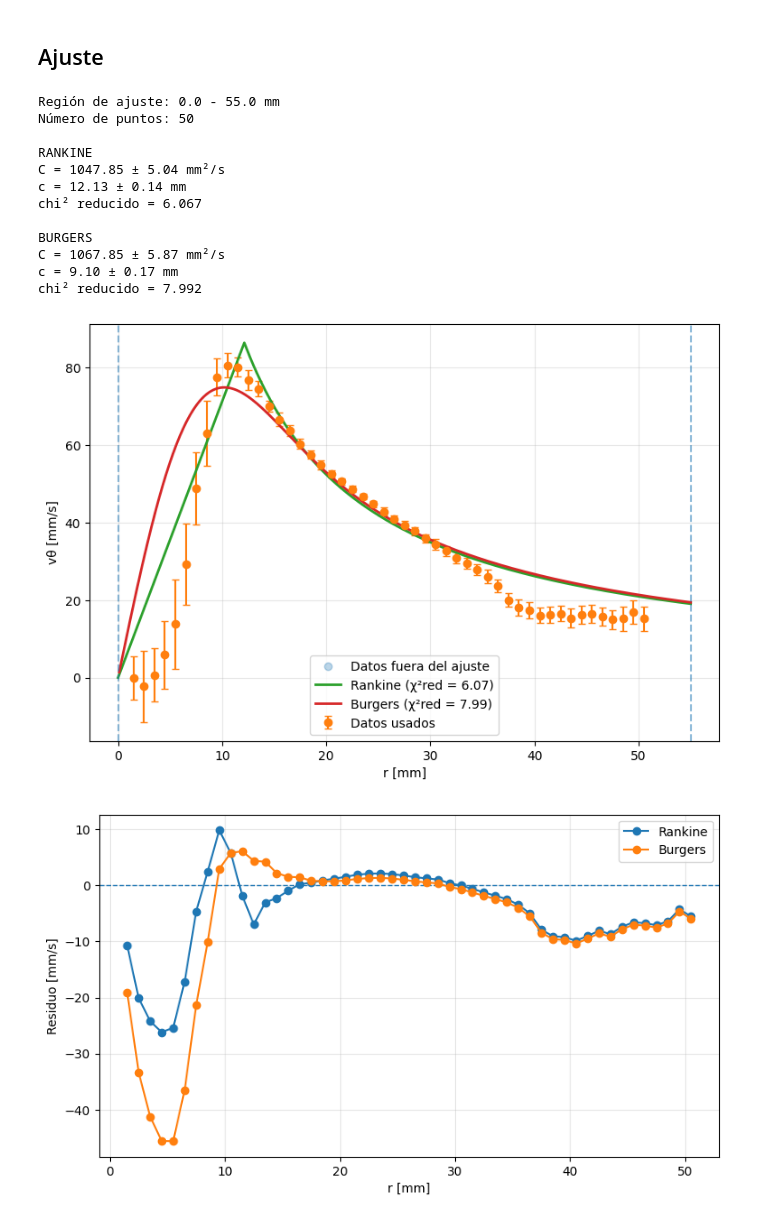
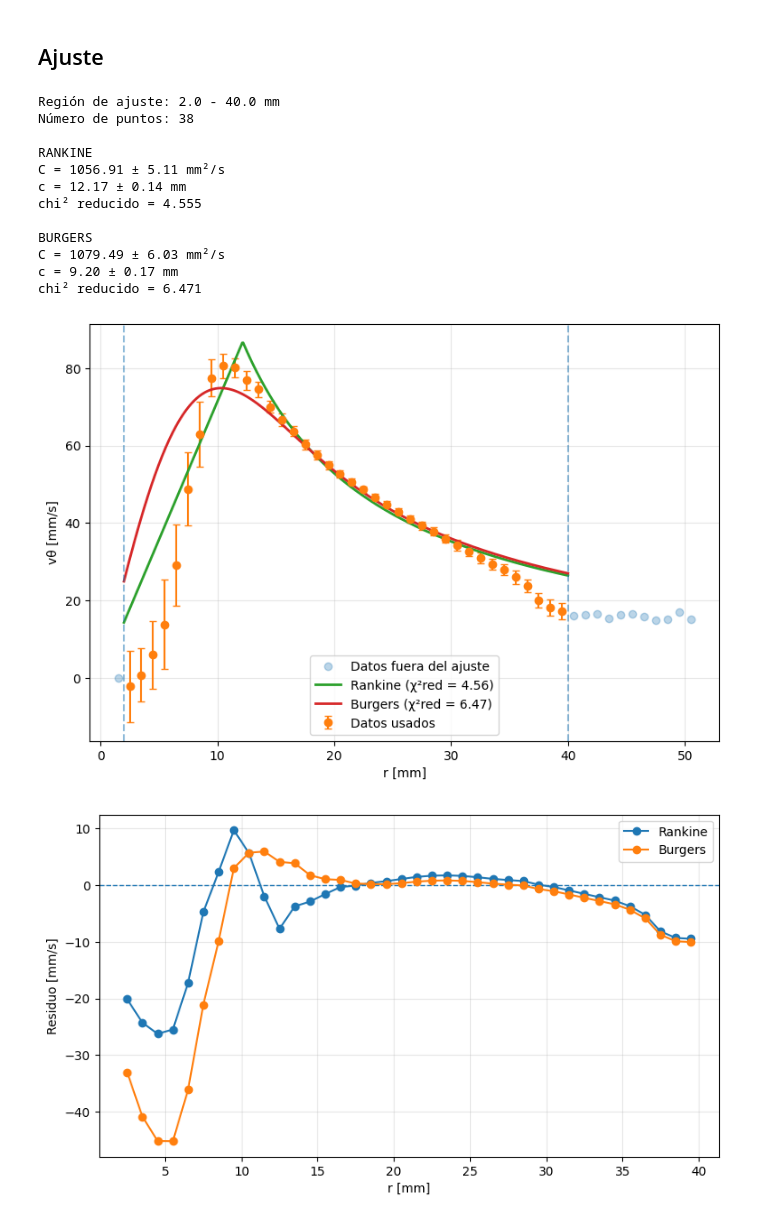
Before and after one commit to gastongit-git/Labo5, a Jupyter notebook: 1_Fluidos/resultados/G/IMPORTANTE_analisis_final_de_medicion_sin_glicerina.ipynb, the cells around one changed output. Cells and saved outputs as stored; diff of their text form; code cells hidden in the pictures.

```diff
--- a/1_Fluidos/resultados/G/IMPORTANTE_analisis_final_de_medicion_sin_glicerina.ipynb
+++ b/1_Fluidos/resultados/G/IMPORTANTE_analisis_final_de_medicion_sin_glicerina.ipynb
@@ -583,8 +583,8 @@ from scipy.optimize import curve_fit
 # ============================================================
 
 # Región radial usada en el ajuste
-r_fit_min = 0.0       # mm
-r_fit_max = 55.0      # mm
+r_fit_min = 2.0       # mm
+r_fit_max = 40.0      # mm
 
 # Bounds para C [mm²/s]
 C_min = 0.0
@@ -926,40 +926,40 @@ plt.axhline(
     linestyle="--",
     linewidth=1
 )
 
 plt.plot(
     r_fit,
     res_rankine,
     "o-",
     label="Rankine"
 )
 
 plt.plot(
     r_fit,
     res_burgers,
     "o-",
     label="Burgers"
 )
 
 plt.xlabel("r [mm]")
 plt.ylabel("Residuo [mm/s]")
 
 plt.grid(alpha=0.3)
 plt.legend()
 
 plt.show()
 # %% [output]
-Región de ajuste: 0.0 - 55.0 mm
-Número de puntos: 50
+Región de ajuste: 2.0 - 40.0 mm
+Número de puntos: 38
 
 RANKINE
-C = 1047.85 ± 5.04 mm²/s
-c = 12.13 ± 0.14 mm
-chi² reducido = 6.067
+C = 1056.91 ± 5.11 mm²/s
+c = 12.17 ± 0.14 mm
+chi² reducido = 4.555
 
 BURGERS
-C = 1067.85 ± 5.87 mm²/s
-c = 9.10 ± 0.17 mm
-chi² reducido = 7.992
+C = 1079.49 ± 6.03 mm²/s
+c = 9.20 ± 0.17 mm
+chi² reducido = 6.471
-[figure, old version]
+[figure, new version]
-[figure, old version]
+[figure, new version]
```
Also changed, not shown: parts of 1 cell of this notebook, 1 other file.
